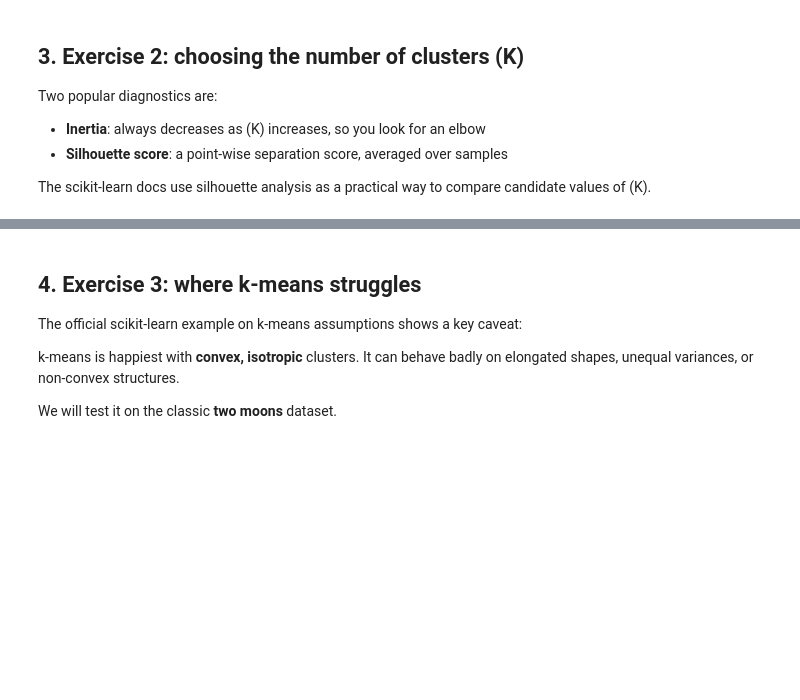
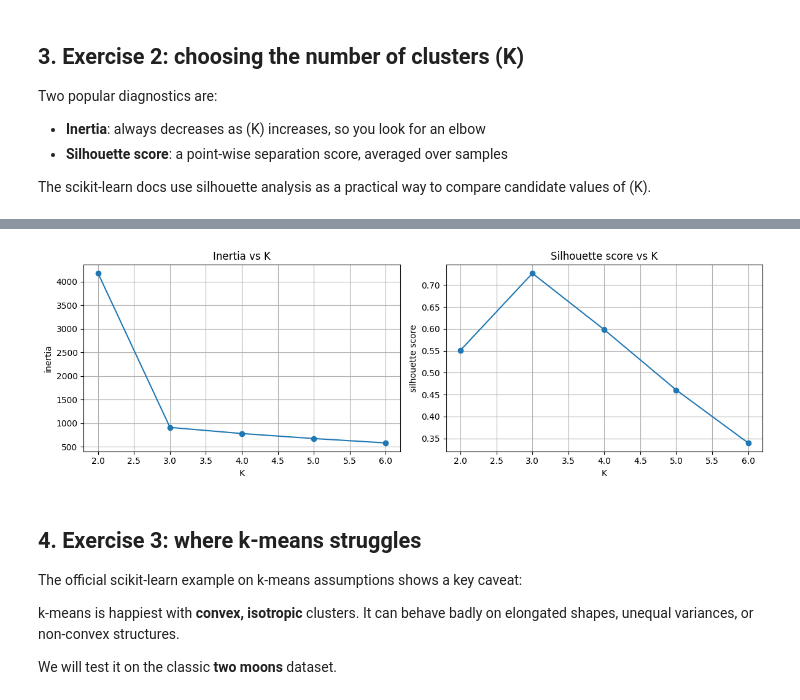
Before and after one commit to lena458/machine_learning, a Jupyter notebook: kmeans_demo_exercises.ipynb, the cells around one changed output, grey strips where cells are left out. Saved outputs shown, nothing was run; the diff lists cells and outputs as text; code cells hidden in the pictures; blank space fills up the shorter version.

Commit message:
kmeans uzupełnione

```diff
--- a/kmeans_demo_exercises.ipynb
+++ b/kmeans_demo_exercises.ipynb
@@ -193,6 +234,19 @@ The scikit-learn docs use silhouette analysis as a practical way to compare cand
 
 # TODO:
 # For K in 2, 3, 4, 5, 6:
+rows = []
+
+for K in range(2, 7):
+    km = KMeans(n_clusters=K, init="k-means++", n_init=20, random_state=12)
+    labels = km.fit_predict(X_blobs)
+    rows.append({
+        "K": K,
+        "inertia": km.inertia_,
+        "silhouette": silhouette_score(X_blobs, labels),
+    })
+
+metrics_df = pd.DataFrame(rows)
+metrics_df
 #   1) fit KMeans on X_blobs
 #   2) store inertia
 #   3) store silhouette_score
@@ -201,10 +262,28 @@ The scikit-learn docs use silhouette analysis as a practical way to compare cand
 # %%
 
 # TODO:
 # Make two plots:
 #   1) inertia vs K
 #   2) silhouette vs K
-# Which K would you choose?
+fig, axes = plt.subplots(1, 2, figsize=(12, 4))
+
+axes[0].plot(metrics_df["K"], metrics_df["inertia"], marker="o")
+axes[0].set_title("Inertia vs K")
+axes[0].set_xlabel("K")
+axes[0].set_ylabel("inertia")
+axes[0].grid(True)
+
+axes[1].plot(metrics_df["K"], metrics_df["silhouette"], marker="o")
+axes[1].set_title("Silhouette score vs K")
+axes[1].set_xlabel("K")
+axes[1].set_ylabel("silhouette score")
+axes[1].grid(True)
+
+plt.tight_layout()
+plt.show()
+# Which K would you choose? The best is K=3
+# %% [output]
+[figure, added]
 # %% [markdown]
 
 ## 4. Exercise 3: where k-means struggles
```
Also changed, not shown: parts of 12 cells of this notebook.
